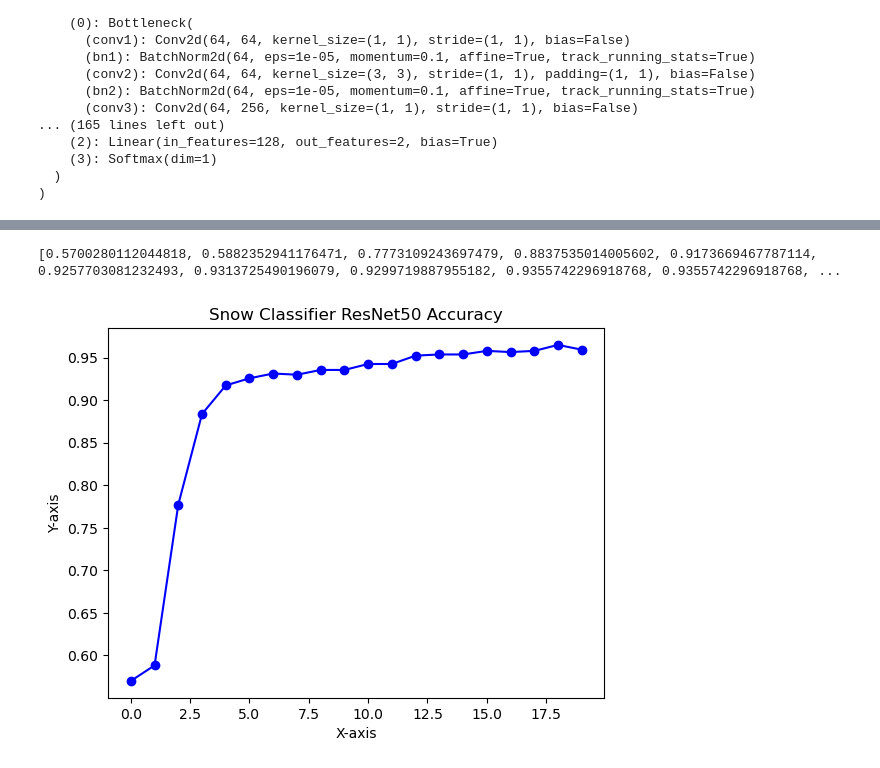
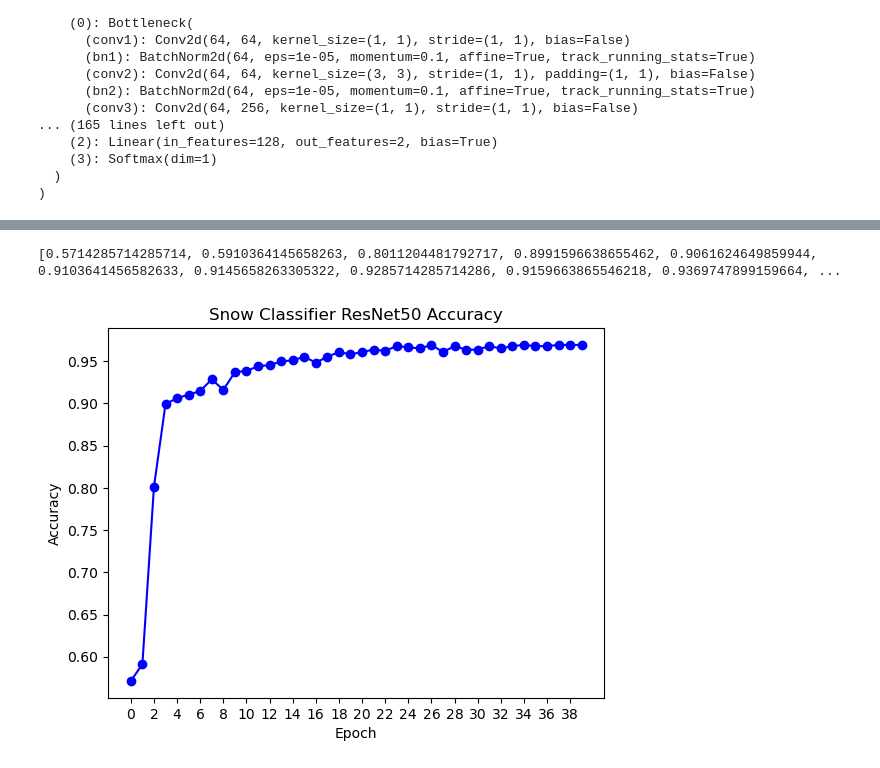
Before and after one commit to waggle-sensor/summer2023, a Jupyter notebook: Arnold/snowclassifier/model.ipynb, the cells around one changed output, grey strips where cells are left out. Cells and saved outputs as stored; diff of their text form; code cells hidden in the pictures.

```diff
--- a/Arnold/snowclassifier/model.ipynb
+++ b/Arnold/snowclassifier/model.ipynb
@@ -272,19 +296,20 @@ plt.show()
 # %%
 accuracies = []
 fig, ax = plt.subplots()
-for i in range(1,21):
+for i in range(1,41):
     accuracies.append(torch.load(f'stats-{i}.pt')['accuracy'])
 # Plot the data
 print(accuracies)
 ax.plot(accuracies,marker='o', linestyle='-', color='b')
 
 # Customize the plot
 ax.set_title('Snow Classifier ResNet50 Accuracy')
-ax.set_xlabel('X-axis')
-ax.set_ylabel('Y-axis')
+ax.set_xlabel('Epoch')
+ax.set_ylabel('Accuracy')
+plt.xticks([i for i in range(0,40,2)])
 
 # Display the plot
 plt.show()
 # %% [output]
-[0.5700280112044818, 0.5882352941176471, 0.7773109243697479, 0.8837535014005602, 0.9173669467787114, 0.9257703081232493, 0.9313725490196079, 0.9299719887955182, 0.9355742296918768, 0.9355742296918768, ...
+[0.5714285714285714, 0.5910364145658263, 0.8011204481792717, 0.8991596638655462, 0.9061624649859944, 0.9103641456582633, 0.9145658263305322, 0.9285714285714286, 0.9159663865546218, 0.9369747899159664, ...
-[figure, old version]
+[figure, new version]
```
Also changed, not shown: parts of 9 cells of this notebook, 25 other files.
